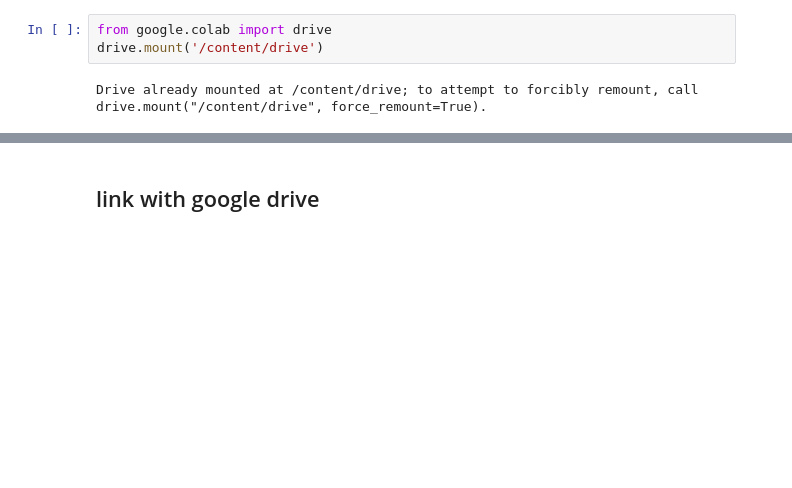
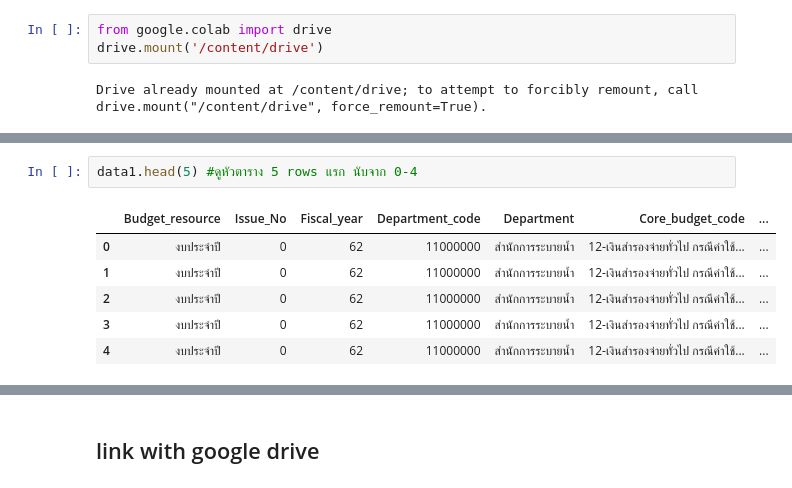
Before and after one commit to kwansawanth/python_dataviz2023, a Jupyter notebook: Pandas101.ipynb, the cells around one changed output, grey strips where cells are left out. Cells and saved outputs as stored; diff of their text form; blank space fills up the shorter version.

```diff
--- a/Pandas101.ipynb
+++ b/Pandas101.ipynb
@@ -76,0 +45,9 @@ Drive already mounted at /content/drive; to attempt to forcibly remount, call dr
+# %%
+data1.head(5) #ดูหัวตาราง 5 rows แรก นับจาก 0-4
+# %% [output]
+|  | Budget_resource | Issue_No | Fiscal_year | Department_code | Department | Core_budget_code | ... |
+| 0 | งบประจำปี | 0 | 62 | 11000000 | สำนักการระบายน้ำ | 12-เงินสำรองจ่ายทั่วไป กรณีค่าใช้... | ... |
+| 1 | งบประจำปี | 0 | 62 | 11000000 | สำนักการระบายน้ำ | 12-เงินสำรองจ่ายทั่วไป กรณีค่าใช้... | ... |
+| 2 | งบประจำปี | 0 | 62 | 11000000 | สำนักการระบายน้ำ | 12-เงินสำรองจ่ายทั่วไป กรณีค่าใช้... | ... |
+| 3 | งบประจำปี | 0 | 62 | 11000000 | สำนักการระบายน้ำ | 12-เงินสำรองจ่ายทั่วไป กรณีค่าใช้... | ... |
+| 4 | งบประจำปี | 0 | 62 | 11000000 | สำนักการระบายน้ำ | 12-เงินสำรองจ่ายทั่วไป กรณีค่าใช้... | ... |
```
Also changed, not shown: parts of 45 cells of this notebook.
